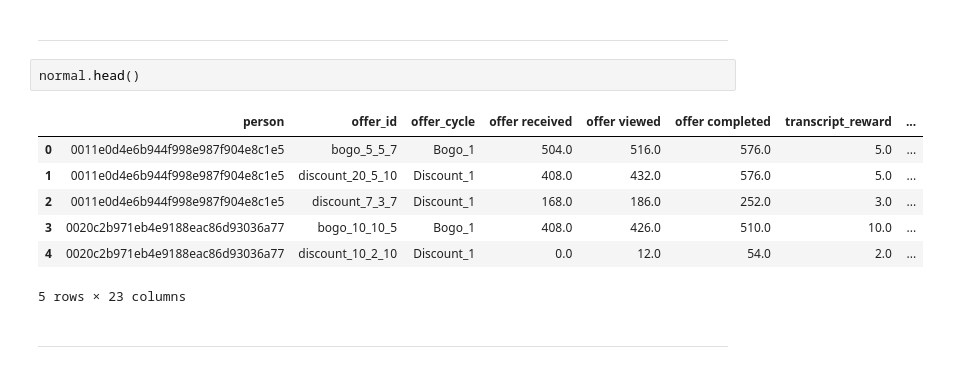
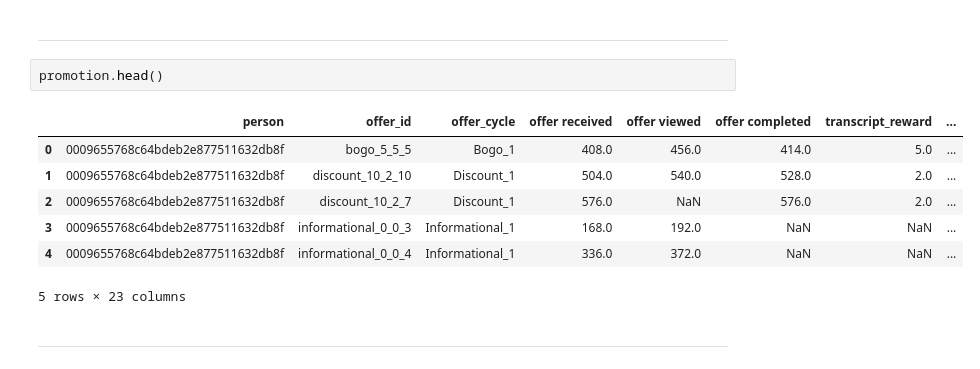
Before and after one commit to yoohengu/marketing_starbucks, a Jupyter notebook: yhg/05_bd.ipynb, the cells around one changed output. Saved outputs shown, nothing was run; the diff lists cells and outputs as text.

Commit message:
promotion 수정

```diff
--- a/yhg/05_bd.ipynb
+++ b/yhg/05_bd.ipynb
@@ -45,14 +45,14 @@ normal = pd.read_csv('../1data/normal_flow_df.csv')
 # %% [markdown]
 ---
 # %%
-normal.head()
+promotion.head()
 # %% [output]
 |  | person | offer_id | offer_cycle | offer received | offer viewed | offer completed | transcript_reward | ... |
-| 0 | 0011e0d4e6b944f998e987f904e8c1e5 | bogo_5_5_7 | Bogo_1 | 504.0 | 516.0 | 576.0 | 5.0 | ... |
-| 1 | 0011e0d4e6b944f998e987f904e8c1e5 | discount_20_5_10 | Discount_1 | 408.0 | 432.0 | 576.0 | 5.0 | ... |
-| 2 | 0011e0d4e6b944f998e987f904e8c1e5 | discount_7_3_7 | Discount_1 | 168.0 | 186.0 | 252.0 | 3.0 | ... |
-| 3 | 0020c2b971eb4e9188eac86d93036a77 | bogo_10_10_5 | Bogo_1 | 408.0 | 426.0 | 510.0 | 10.0 | ... |
-| 4 | 0020c2b971eb4e9188eac86d93036a77 | discount_10_2_10 | Discount_1 | 0.0 | 12.0 | 54.0 | 2.0 | ... |
+| 0 | 0009655768c64bdeb2e877511632db8f | bogo_5_5_5 | Bogo_1 | 408.0 | 456.0 | 414.0 | 5.0 | ... |
+| 1 | 0009655768c64bdeb2e877511632db8f | discount_10_2_10 | Discount_1 | 504.0 | 540.0 | 528.0 | 2.0 | ... |
+| 2 | 0009655768c64bdeb2e877511632db8f | discount_10_2_7 | Discount_1 | 576.0 | NaN | 576.0 | 2.0 | ... |
+| 3 | 0009655768c64bdeb2e877511632db8f | informational_0_0_3 | Informational_1 | 168.0 | 192.0 | NaN | NaN | ... |
+| 4 | 0009655768c64bdeb2e877511632db8f | informational_0_0_4 | Informational_1 | 336.0 | 372.0 | NaN | NaN | ... |
 5 rows × 23 columns
 # %% [markdown]
 ---
```
Also changed, not shown: parts of 3 cells of this notebook, 1 other file.
